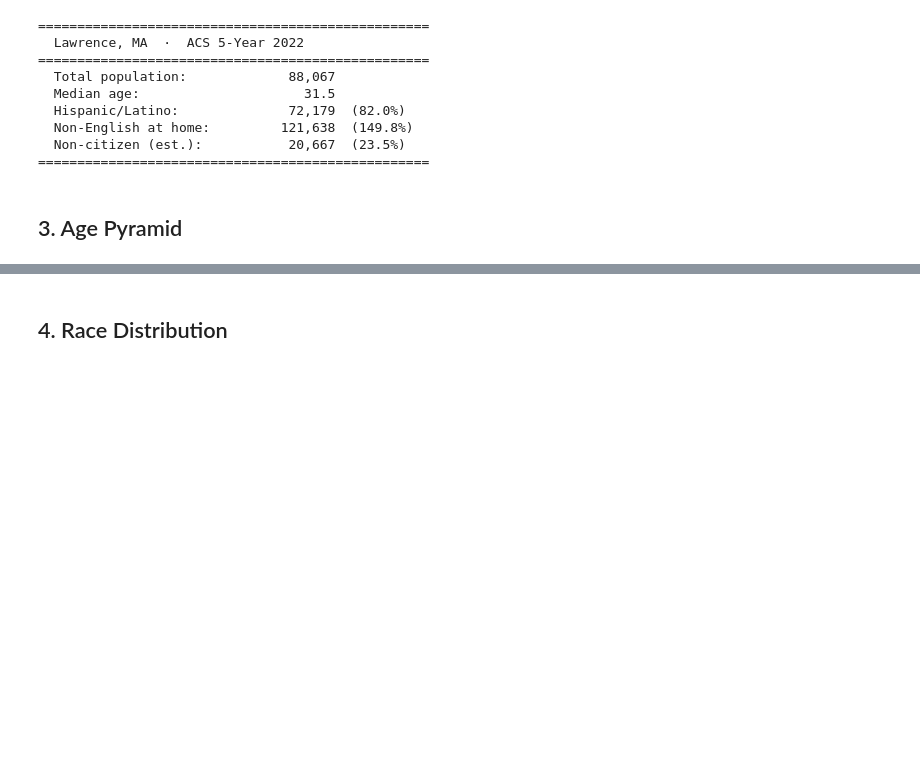
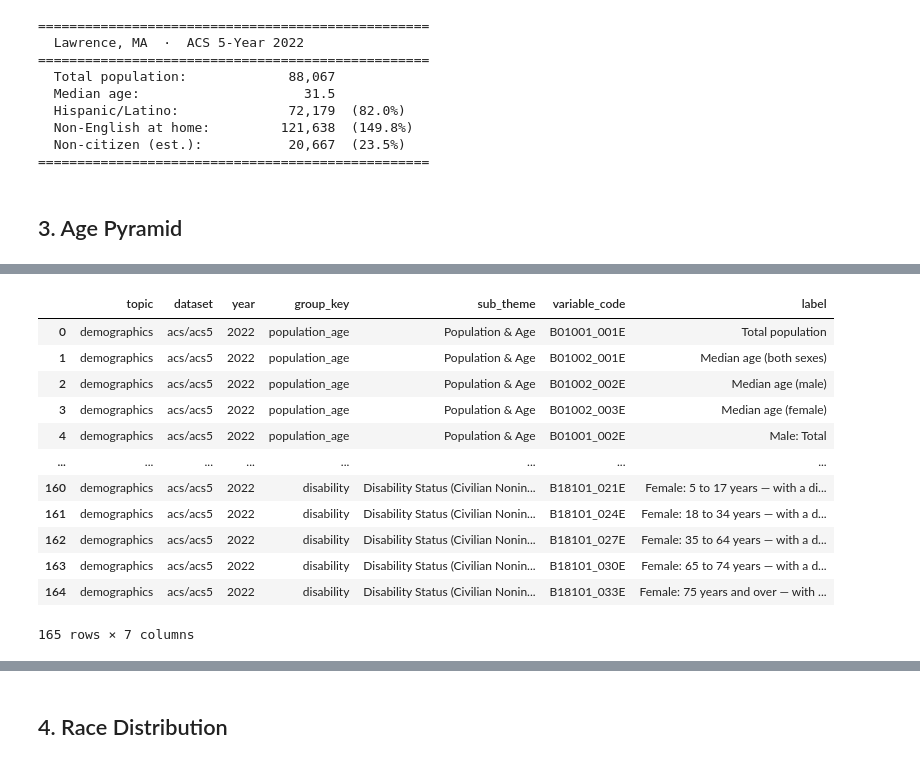
Before and after one commit to pandeyrb/gatewayinitiative-census-downloader, a Jupyter notebook: example.ipynb, the cells around one changed output, grey strips where cells are left out. Saved outputs shown, nothing was run; the diff lists cells and outputs as text; code cells hidden in the pictures; blank space fills up the shorter version.

```diff
--- a/example.ipynb
+++ b/example.ipynb
@@ -101,0 +124,18 @@ print("=" * 50)
+# %%
+code_df = pd.read_csv('../census_downloader/outputs/codebooks/demographics_codebook.csv')
+# %%
+code_df
+# %% [output]
+|  | topic | dataset | year | group_key | sub_theme | variable_code | label |
+| 0 | demographics | acs/acs5 | 2022 | population_age | Population & Age | B01001_001E | Total population |
+| 1 | demographics | acs/acs5 | 2022 | population_age | Population & Age | B01002_001E | Median age (both sexes) |
+| 2 | demographics | acs/acs5 | 2022 | population_age | Population & Age | B01002_002E | Median age (male) |
+| 3 | demographics | acs/acs5 | 2022 | population_age | Population & Age | B01002_003E | Median age (female) |
+| 4 | demographics | acs/acs5 | 2022 | population_age | Population & Age | B01001_002E | Male: Total |
+| ... | ... | ... | ... | ... | ... | ... | ... |
+| 160 | demographics | acs/acs5 | 2022 | disability | Disability Status (Civilian Nonin... | B18101_021E | Female: 5 to 17 years — with a di... |
+| 161 | demographics | acs/acs5 | 2022 | disability | Disability Status (Civilian Nonin... | B18101_024E | Female: 18 to 34 years — with a d... |
+| 162 | demographics | acs/acs5 | 2022 | disability | Disability Status (Civilian Nonin... | B18101_027E | Female: 35 to 64 years — with a d... |
+| 163 | demographics | acs/acs5 | 2022 | disability | Disability Status (Civilian Nonin... | B18101_030E | Female: 65 to 74 years — with a d... |
+| 164 | demographics | acs/acs5 | 2022 | disability | Disability Status (Civilian Nonin... | B18101_033E | Female: 75 years and over — with ... |
+165 rows × 7 columns
```
Also changed, not shown: parts of 18 cells of this notebook, 1 other file.
